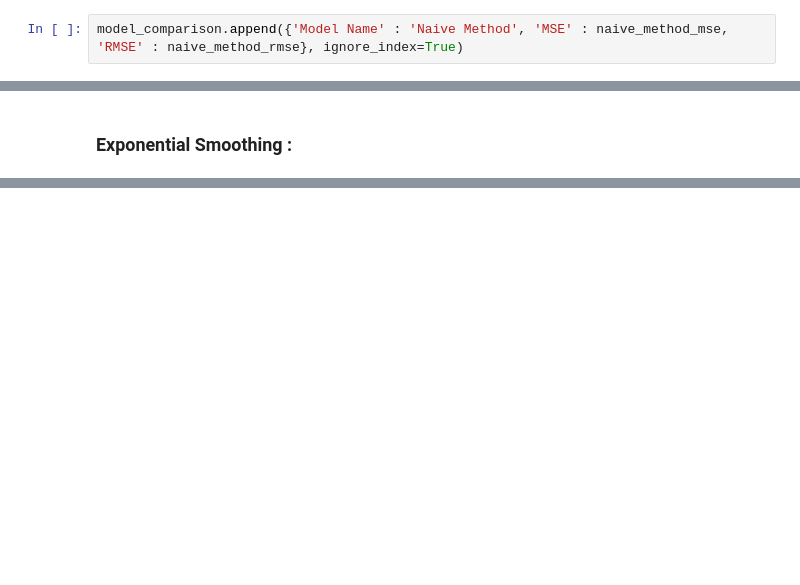
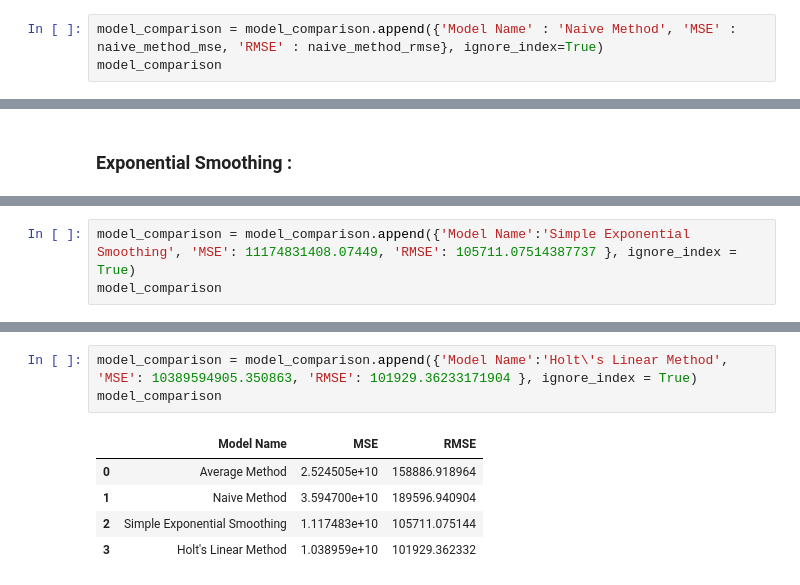
Before and after one commit to hamzajabbarr/time_series_forecasting_example, a Jupyter notebook: Time_series.ipynb, the cells around one changed output, grey strips where cells are left out. Drawn from its saved outputs; the diff is of its cells as text; blank space fills up the shorter version.

```diff
--- a/Time_series.ipynb
+++ b/Time_series.ipynb
@@ -216,7 +221,8 @@ print(naive_method_rmse)
 35947000000.0
 189596.94090359157
 # %%
-model_comparison.append({'Model Name' : 'Naive Method', 'MSE' : naive_method_mse, 'RMSE' : naive_method_rmse}, ignore_index=True)
+model_comparison = model_comparison.append({'Model Name' : 'Naive Method', 'MSE' : naive_method_mse, 'RMSE' : naive_method_rmse}, ignore_index=True)
+model_comparison
 # %% [output]
 |  | Model Name | MSE | RMSE |
 | 0 | Average Method | 2.524505e+10 | 158886.918964 |
@@ -304,0 +342,3 @@ from statsmodels.tsa.
+# %%
+model_comparison = model_comparison.append({'Model Name':'Simple Exponential Smoothing', 'MSE': 11174831408.07449, 'RMSE': 105711.07514387737 }, ignore_index = True)
+model_comparison
@@ -304,0 +387,9 @@ from statsmodels.tsa.
+# %%
+model_comparison = model_comparison.append({'Model Name':'Holt\'s Linear Method', 'MSE': 10389594905.350863, 'RMSE': 101929.36233171904 }, ignore_index = True)
+model_comparison
+# %% [output]
+|  | Model Name | MSE | RMSE |
+| 0 | Average Method | 2.524505e+10 | 158886.918964 |
+| 1 | Naive Method | 3.594700e+10 | 189596.940904 |
+| 2 | Simple Exponential Smoothing | 1.117483e+10 | 105711.075144 |
+| 3 | Holt's Linear Method | 1.038959e+10 | 101929.362332 |
```
Also changed, not shown: parts of 20 cells of this notebook.
